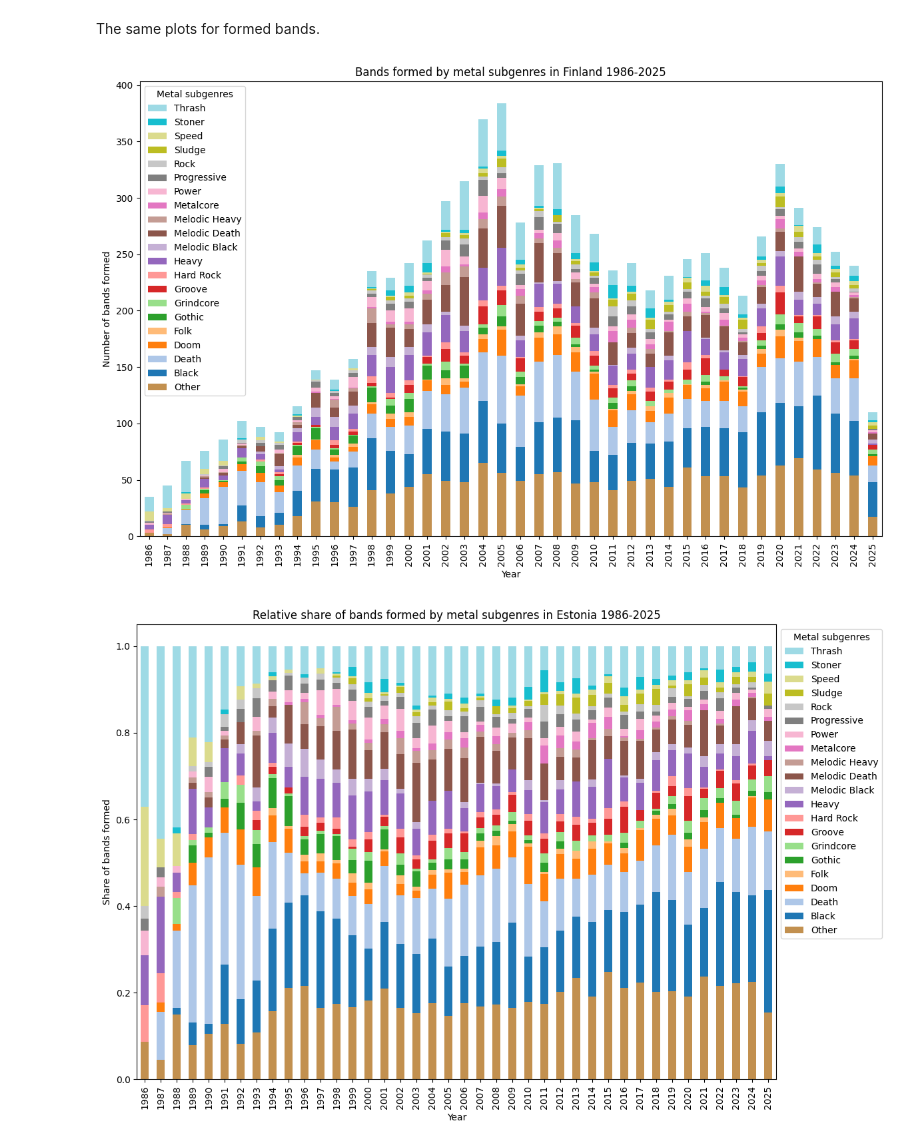
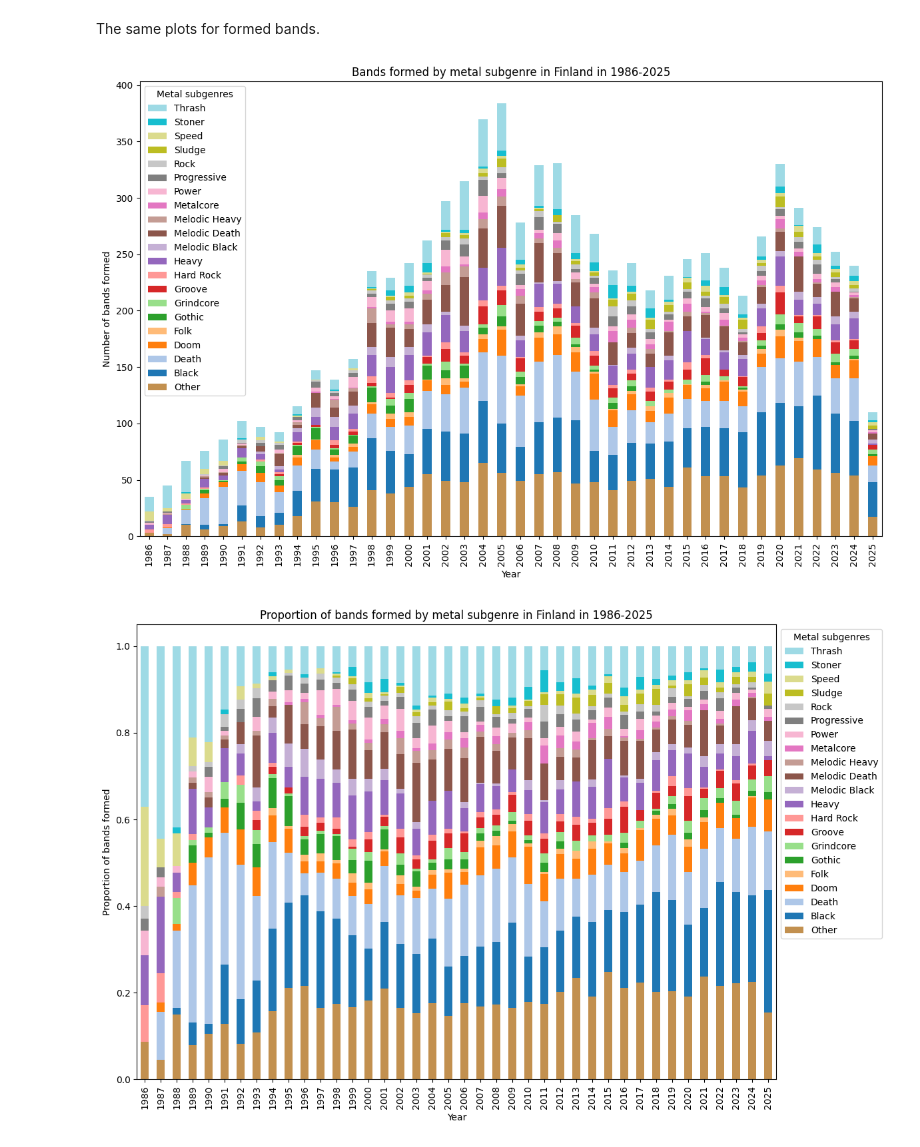
Before and after one commit to PeeterPulber/IDS2025-B14, a Jupyter notebook: plotting.ipynb, the cells around one changed output. Saved outputs shown, nothing was run; the diff lists cells and outputs as text; code cells hidden in the pictures.

```diff
--- a/plotting.ipynb
+++ b/plotting.ipynb
@@ -166,35 +173,35 @@ def plotformed(country, genres, threshold, file="formedtimeline", country_names=
     for y in range(1976,1986):
         if y in major_genres.index:
             major_genres = major_genres.drop(y)
 
     colours = list(plt.cm.tab20.colors)
     colours.insert(0, "#c2904f")
     ax = major_genres.plot(kind="bar", stacked=True, figsize=(12, 8), color=colours,
-                           title=f"Bands formed by metal subgenres in {country_names[country]} 1986-2025",
+                           title=f"Bands formed by metal subgenre in {country_names[country]} in 1986-2025",
                            xlabel="Year", ylabel="Number of bands formed")
     # Reverse legend order for ease of reading
     handles, labels = ax.get_legend_handles_labels()
     ax.legend(handles[::-1], labels[::-1], title="Metal subgenres")
     plt.tight_layout()
     plt.savefig(file+country+".png")
     plt.show()
 
     relative_genres = major_genres.div(major_genres.sum(axis=1), axis=0)
 
     ax = relative_genres.plot(kind="bar", stacked=True, figsize=(12, 8), color=colours,
-                           title="Relative share of bands formed by metal subgenres in Estonia 1986-2025",
-                           xlabel="Year", ylabel="Share of bands formed")
+                           title=f"Proportion of bands formed by metal subgenre in {country_names[country]} in 1986-2025",
+                           xlabel="Year", ylabel="Proportion of bands formed")
     # Reverse legend order for ease of reading
     handles, labels = ax.get_legend_handles_labels()
     ax.legend(handles[::-1], labels[::-1], title="Metal subgenres", bbox_to_anchor=(1, 1))
     plt.tight_layout()
     plt.savefig("relative"+file+country+".png")
     plt.show()
 
 plotformed("FI", genres, 80)
 plotformed("EE", genres, 5)
 plotformed("LV", genres, 3)
 # %% [output]
 [figure]
-[figure, old version]
+[figure, new version]
 [figure]
```
Also changed, not shown: parts of 3 cells of this notebook.
